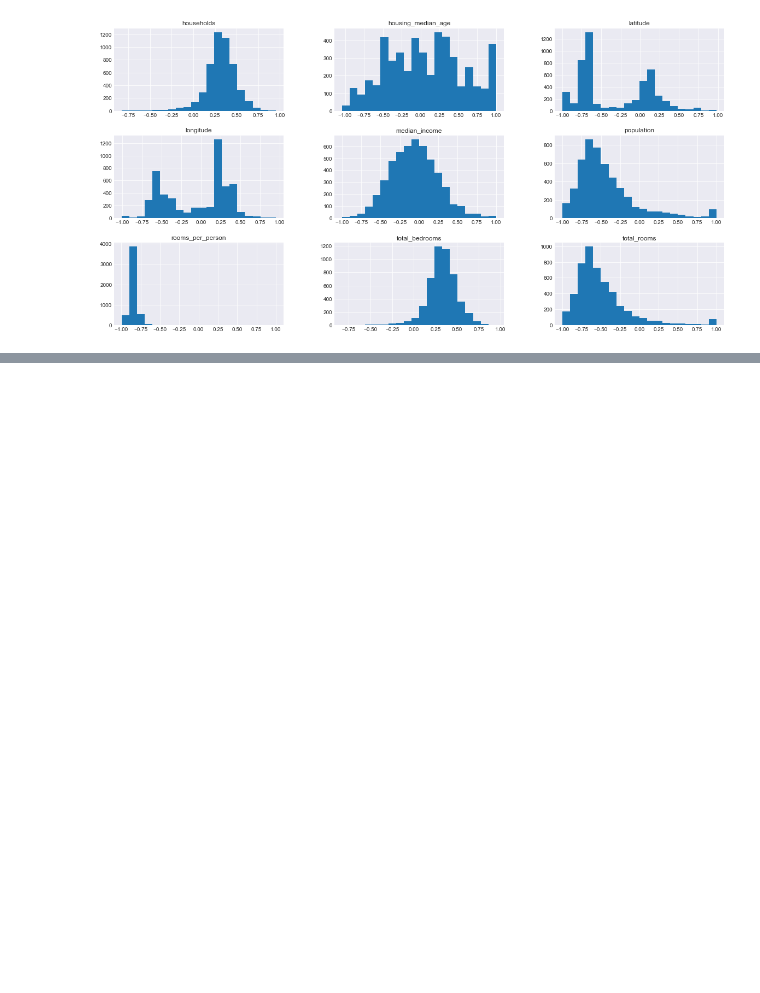
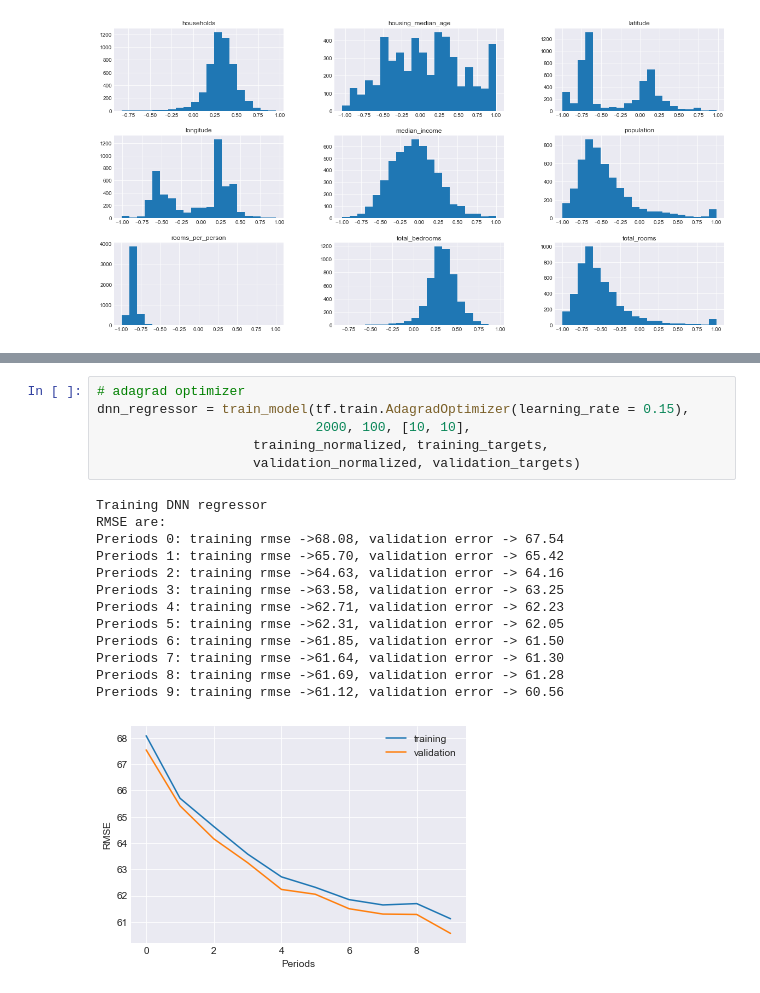
Before and after one commit to YuZhangIsCoding/TF_CrashCourse, a Jupyter notebook: NN_improved.ipynb, the cells around one changed output, grey strips where cells are left out. Saved outputs shown, nothing was run; the diff lists cells and outputs as text; blank space fills up the shorter version.

```diff
--- a/NN_improved.ipynb
+++ b/NN_improved.ipynb
@@ -203,0 +233,20 @@ Try another run, the results may be different
+# %%
+# adagrad optimizer
+dnn_regressor = train_model(tf.train.AdagradOptimizer(learning_rate = 0.15),
+                            2000, 100, [10, 10],
+                    training_normalized, training_targets,
+                    validation_normalized, validation_targets)
+# %% [output]
+Training DNN regressor
+RMSE are:
+Preriods 0: training rmse ->68.08, validation error -> 67.54
+Preriods 1: training rmse ->65.70, validation error -> 65.42
+Preriods 2: training rmse ->64.63, validation error -> 64.16
+Preriods 3: training rmse ->63.58, validation error -> 63.25
+Preriods 4: training rmse ->62.71, validation error -> 62.23
+Preriods 5: training rmse ->62.31, validation error -> 62.05
+Preriods 6: training rmse ->61.85, validation error -> 61.50
+Preriods 7: training rmse ->61.64, validation error -> 61.30
+Preriods 8: training rmse ->61.69, validation error -> 61.28
+Preriods 9: training rmse ->61.12, validation error -> 60.56
+[figure, added]
```
Also changed, not shown: parts of 17 cells of this notebook, 1 other file.
